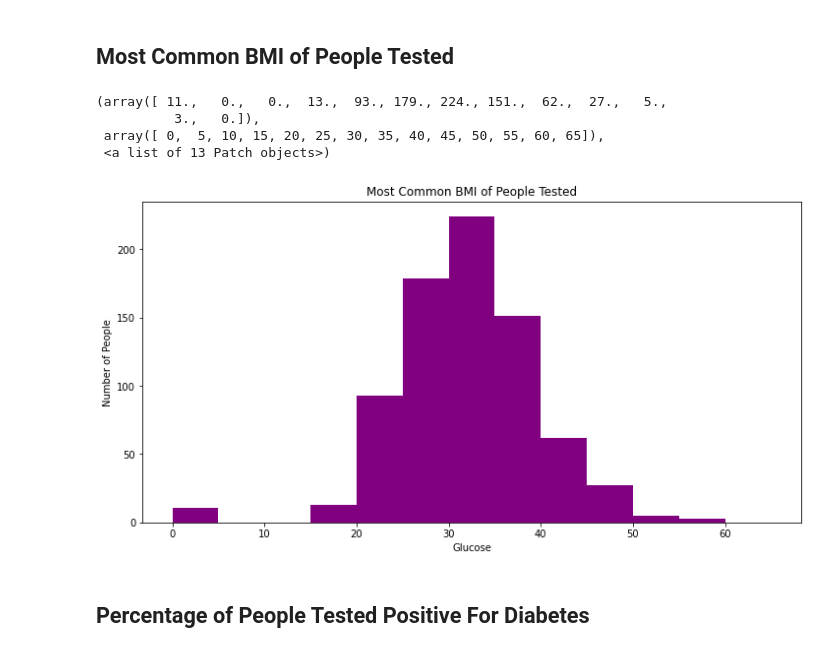
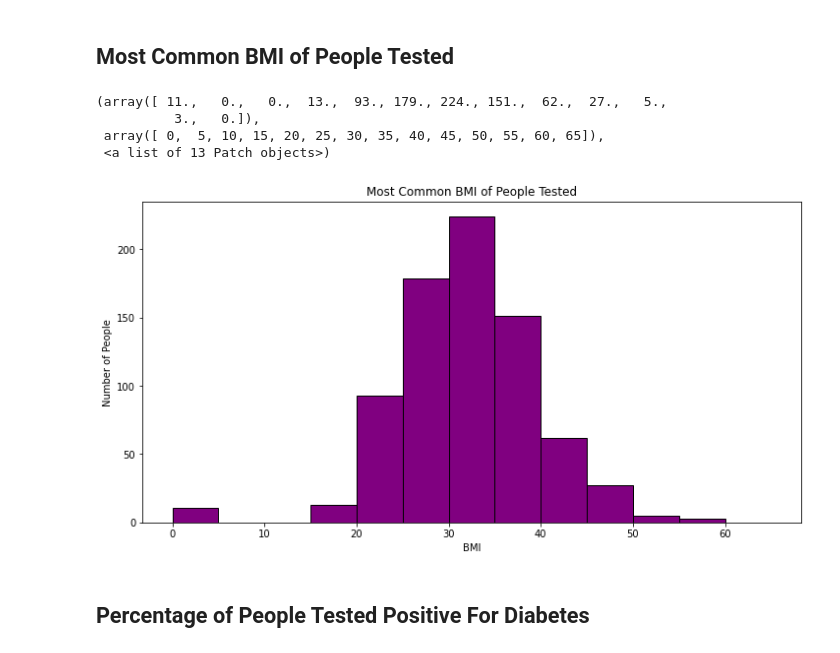
Before and after one commit to KSaxena01/DiabetesPrediction, a Jupyter notebook: diabetesPrediction.ipynb, the cells around one changed output. Drawn from its saved outputs; the diff is of its cells as text; code cells hidden in the pictures.

```diff
--- a/diabetesPrediction.ipynb
+++ b/diabetesPrediction.ipynb
@@ -85,16 +113,16 @@ plt.hist(glucose, bins=np.arange(0,210,10), color='orange')
 # %%
 bmi = diabetes.BMI
 plt.figure(figsize=(12,6))
 plt.title('Most Common BMI of People Tested')
-plt.xlabel('Glucose')
+plt.xlabel('BMI')
 plt.ylabel('Number of People')
-plt.hist(bmi, bins=np.arange(0,70,5), color='purple')
+plt.hist(bmi, bins=np.arange(0,70,5), color='purple', edgecolor = 'black')
 # %% [output]
 (array([ 11.,   0.,   0.,  13.,  93., 179., 224., 151.,  62.,  27.,   5.,
           3.,   0.]),
  array([ 0,  5, 10, 15, 20, 25, 30, 35, 40, 45, 50, 55, 60, 65]),
  <a list of 13 Patch objects>)
-[figure, old version]
+[figure, new version]
 # %% [markdown]
 ## Percentage of People Tested Positive For Diabetes
 # %%
```
Also changed, not shown: parts of 56 cells of this notebook.
